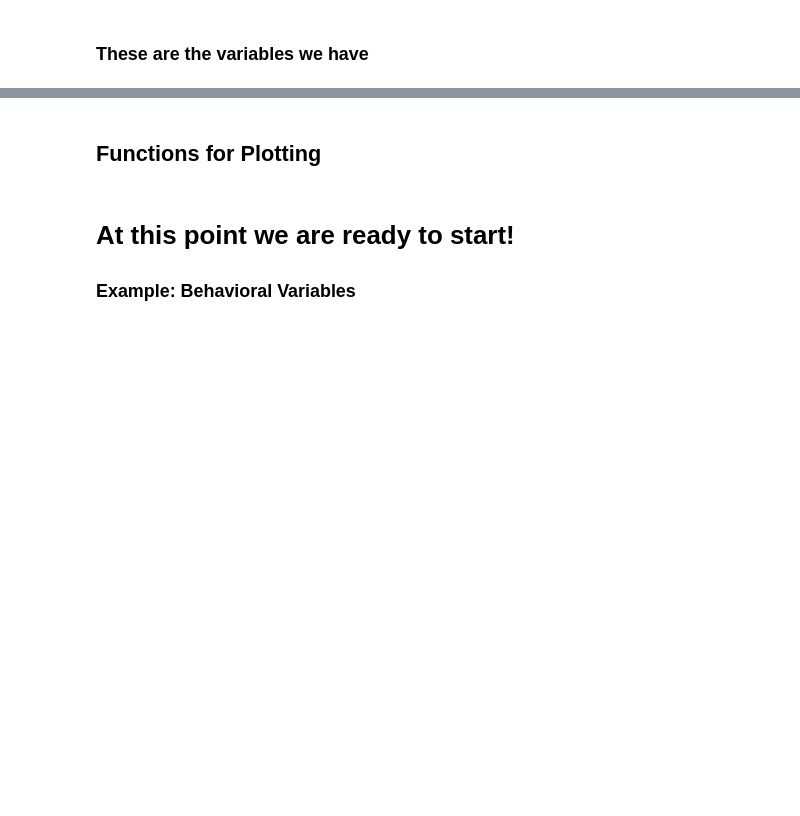
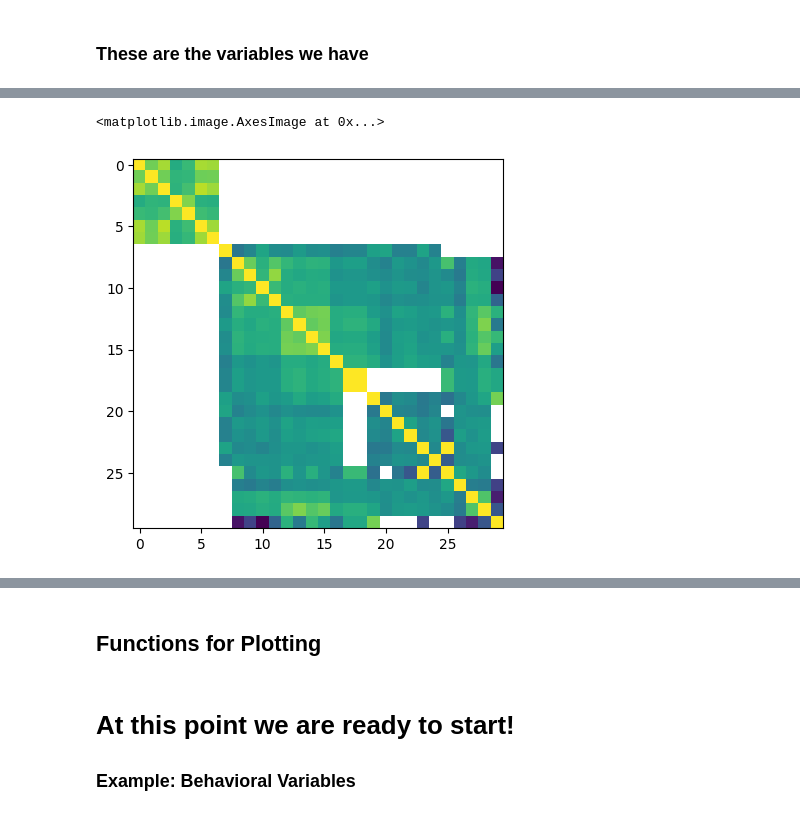
Before and after one commit to sevenbanisch/hackthon_yougov_data, a Jupyter notebook: hackathon/Joris/loadandcleandata.ipynb, the cells around one changed output, grey strips where cells are left out. Cells and saved outputs as stored; diff of their text form; code cells hidden in the pictures; blank space fills up the shorter version.

```diff
--- a/hackathon/Joris/loadandcleandata.ipynb
+++ b/hackathon/Joris/loadandcleandata.ipynb
@@ -123,0 +140,32 @@ The remaining data is of size: (54505, 98)
+# %%
+x = df[["m9_1",
+"m9_2",
+"m9_3",
+"m9_4",
+"m9_5",
+"m9_6",
+"m9_7",
+"i12_health_21",
+"i12_health_22",
+"i12_health_23",
+"i12_health_24",
+"i12_health_25",
+"i12_health_26",
+"i12_health_27",
+"i12_health_28",
+"i12_health_29",
+"soc1_1",
+"soc1_2",
+"soc1_2",
+"soc2_1",
+"soc2_6",
+"soc2_2",
+"soc2_3",
+"soc2_4",
+"soc2_5",
+"v3_me",
+"vac",
+"vent_1",
+"vent_3",
+"v3_baby"
+]].corr()
@@ -123,0 +193,6 @@ The remaining data is of size: (54505, 98)
+# %%
+f = plt.figure()
+plt.imshow(x)
+# %% [output]
+<matplotlib.image.AxesImage at 0x...>
+[figure, added]
```
Also changed, not shown: parts of 24 cells of this notebook.
